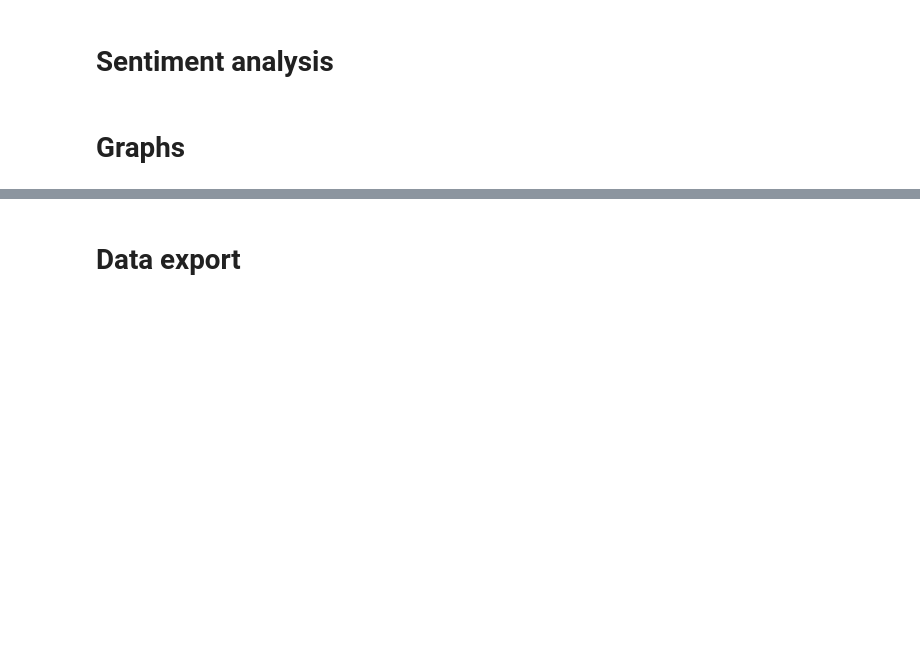
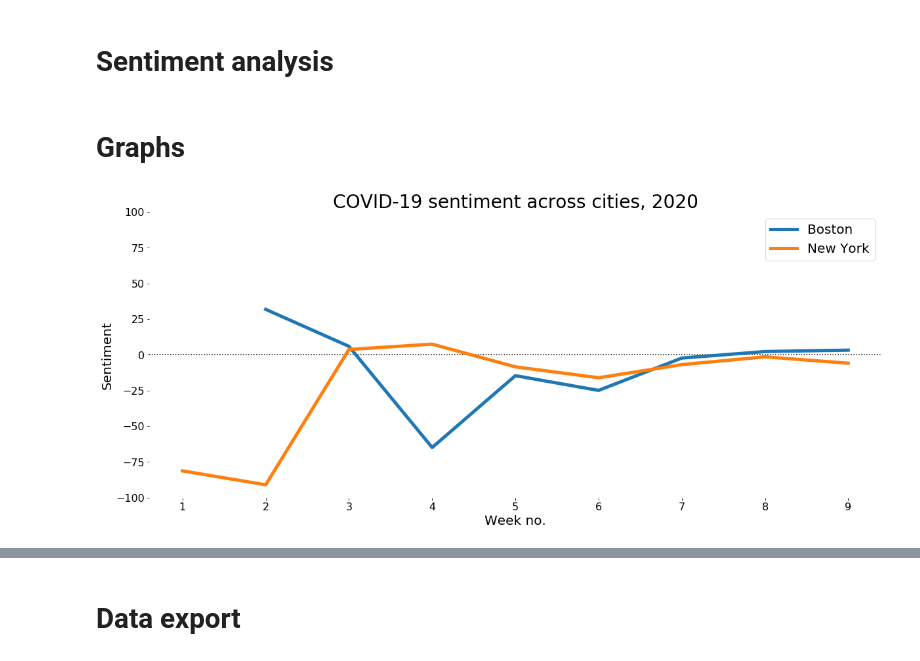
Before and after one commit to jgodin21/project_5, a Jupyter notebook: code/SentimentAnalyzer.ipynb, the cells around one changed output, grey strips where cells are left out. Cells and saved outputs as stored; diff of their text form; code cells hidden in the pictures; blank space fills up the shorter version.

```diff
--- a/code/SentimentAnalyzer.ipynb
+++ b/code/SentimentAnalyzer.ipynb
@@ -64,6 +64,31 @@ sentiments = pd.DataFrame([analyzer.polarity_scores(text) for text in covid["tex
 covid = pd.concat([covid, sentiments.set_index(covid.index)], axis=1)
 # %% [markdown]
 # Graphs
+# %%
+# Matplotlib setup
+fig, ax = plt.subplots(figsize=(20, 8))
+
+ax.set_title(f"COVID-19 sentiment across cities, 2020", fontsize=28)
+ax.set_xlabel("Week no.", fontsize=20)
+ax.set_ylabel("Sentiment", fontsize=20)
+ax.tick_params(labelsize=16)
+ax.set_ylim((-100, 100))
+
+ax.spines['top'].set_visible(False)
+ax.spines['right'].set_visible(False)
+ax.spines['bottom'].set_visible(False)
+ax.spines['left'].set_visible(False)
+
+ax.axhline(0, color="black", linestyle=":")
+
+for city in cities:
+    subset = covid[covid["city"] == city]
+    subset_mean = subset.groupby(subset["time"].dt.week).mean()
+    ax.plot(subset_mean.index, subset_mean["compound"] * 100, linewidth=5, label=city);
+
+plt.legend(fontsize=20);
+# %% [output]
+[figure, added]
 # %%
 for city in cities:
     subset = covid[covid["city"] == city]
```
Also changed, not shown: parts of 2 cells of this notebook.
